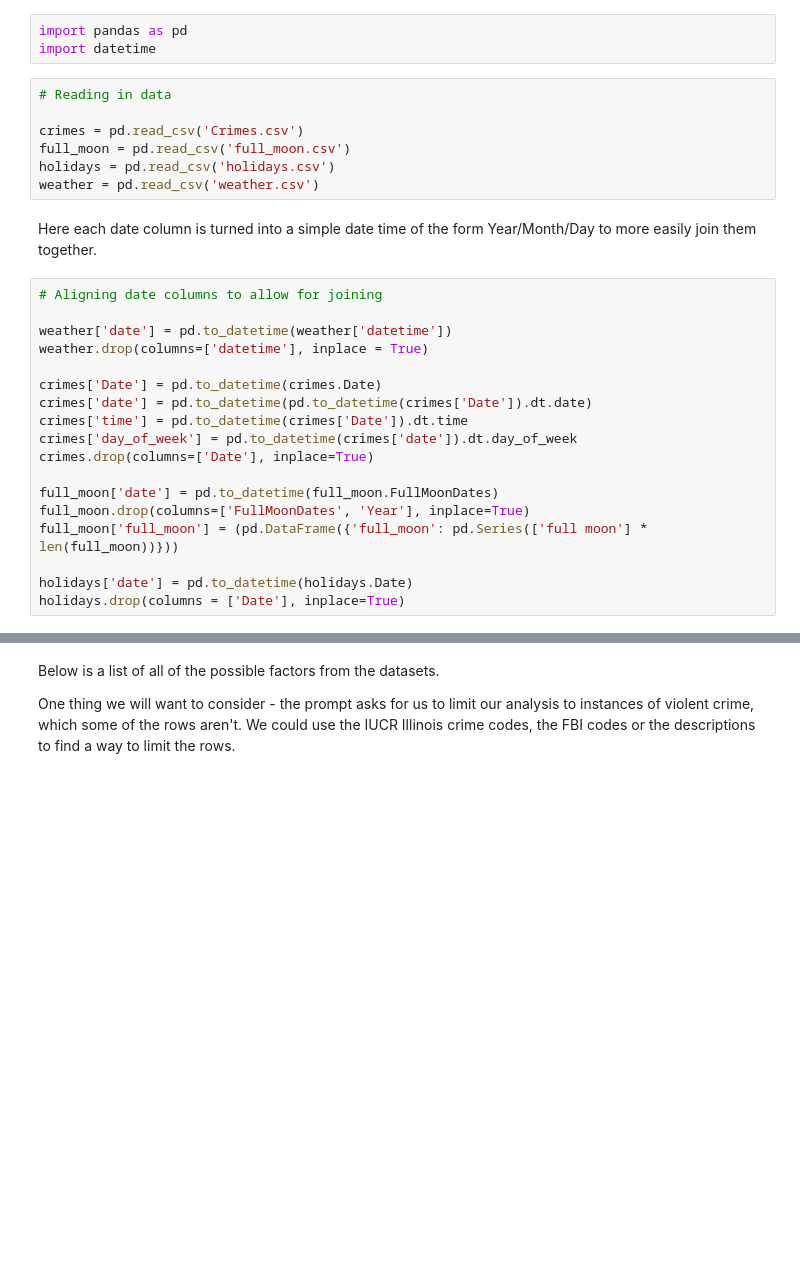
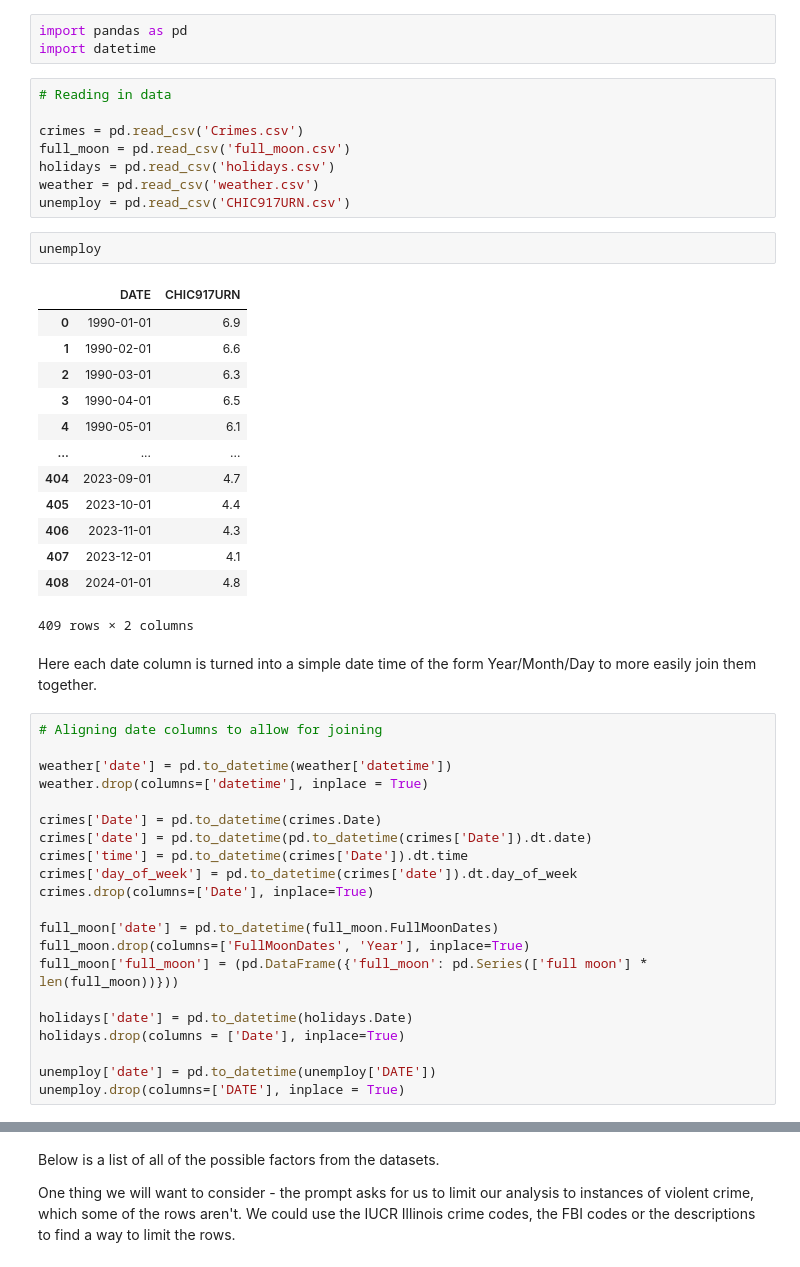
Before and after one commit to camilla47/CrimeCaseStudy, a Jupyter notebook: daisy.ipynb, the cells around one changed output, grey strips where cells are left out. Saved outputs shown, nothing was run; the diff lists cells and outputs as text; blank space fills up the shorter version.

```diff
--- a/daisy.ipynb
+++ b/daisy.ipynb
@@ -8,6 +8,23 @@ crimes = pd.read_csv('Crimes.csv')
 full_moon = pd.read_csv('full_moon.csv')
 holidays = pd.read_csv('holidays.csv')
 weather = pd.read_csv('weather.csv')
+unemploy = pd.read_csv('CHIC917URN.csv')
+# %%
+unemploy
+# %% [output]
+|  | DATE | CHIC917URN |
+| 0 | 1990-01-01 | 6.9 |
+| 1 | 1990-02-01 | 6.6 |
+| 2 | 1990-03-01 | 6.3 |
+| 3 | 1990-04-01 | 6.5 |
+| 4 | 1990-05-01 | 6.1 |
+| ... | ... | ... |
+| 404 | 2023-09-01 | 4.7 |
+| 405 | 2023-10-01 | 4.4 |
+| 406 | 2023-11-01 | 4.3 |
+| 407 | 2023-12-01 | 4.1 |
+| 408 | 2024-01-01 | 4.8 |
+409 rows × 2 columns
 # %% [markdown]
 Here each date column is turned into a simple date time of the form Year/Month/Day to more easily join them together.
 # %%
@@ -28,6 +45,9 @@ full_moon['full_moon'] = (pd.DataFrame({'full_moon': pd.Series(['full moon'] * l
 
 holidays['date'] = pd.to_datetime(holidays.Date)
 holidays.drop(columns = ['Date'], inplace=True)
+
+unemploy['date'] = pd.to_datetime(unemploy['DATE'])
+unemploy.drop(columns=['DATE'], inplace = True)
 # %%
 # Merging dataframes
 
```
Also changed, not shown: parts of 20 cells of this notebook, 1 other file.
